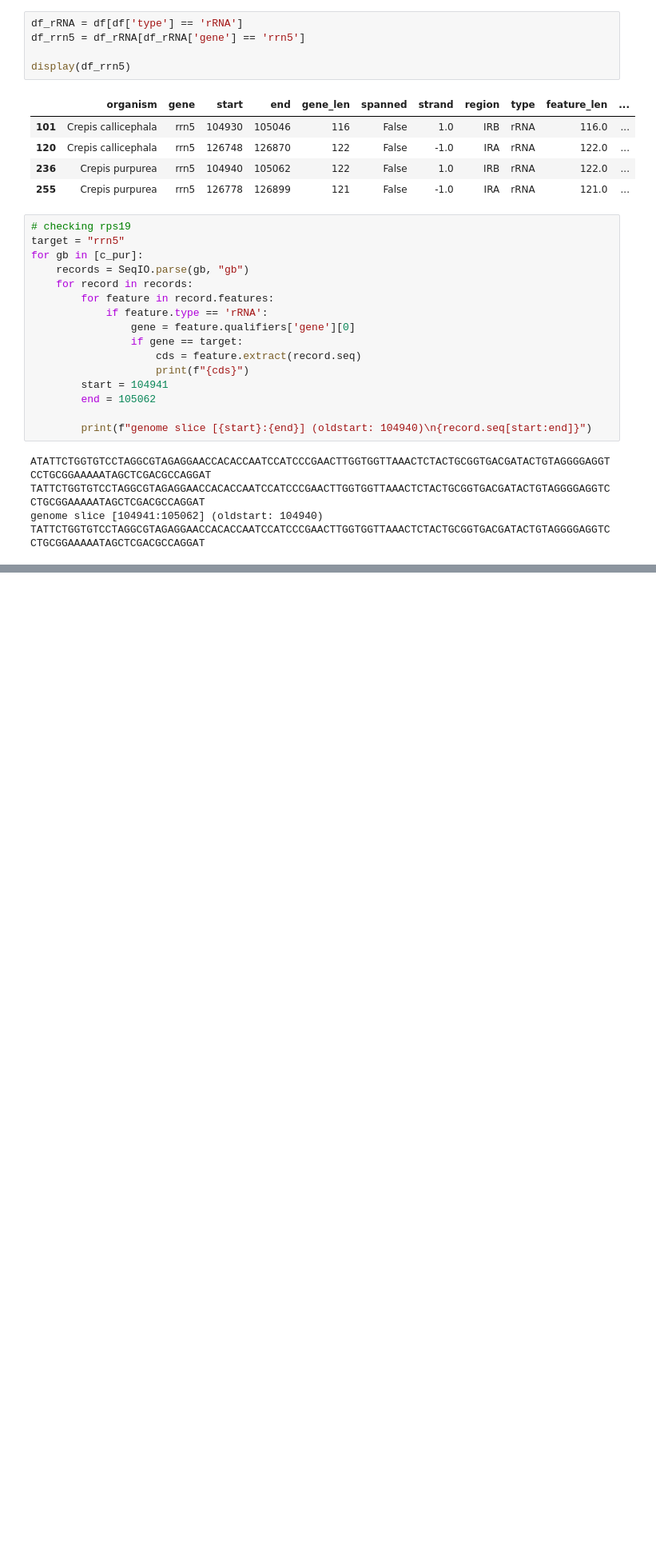
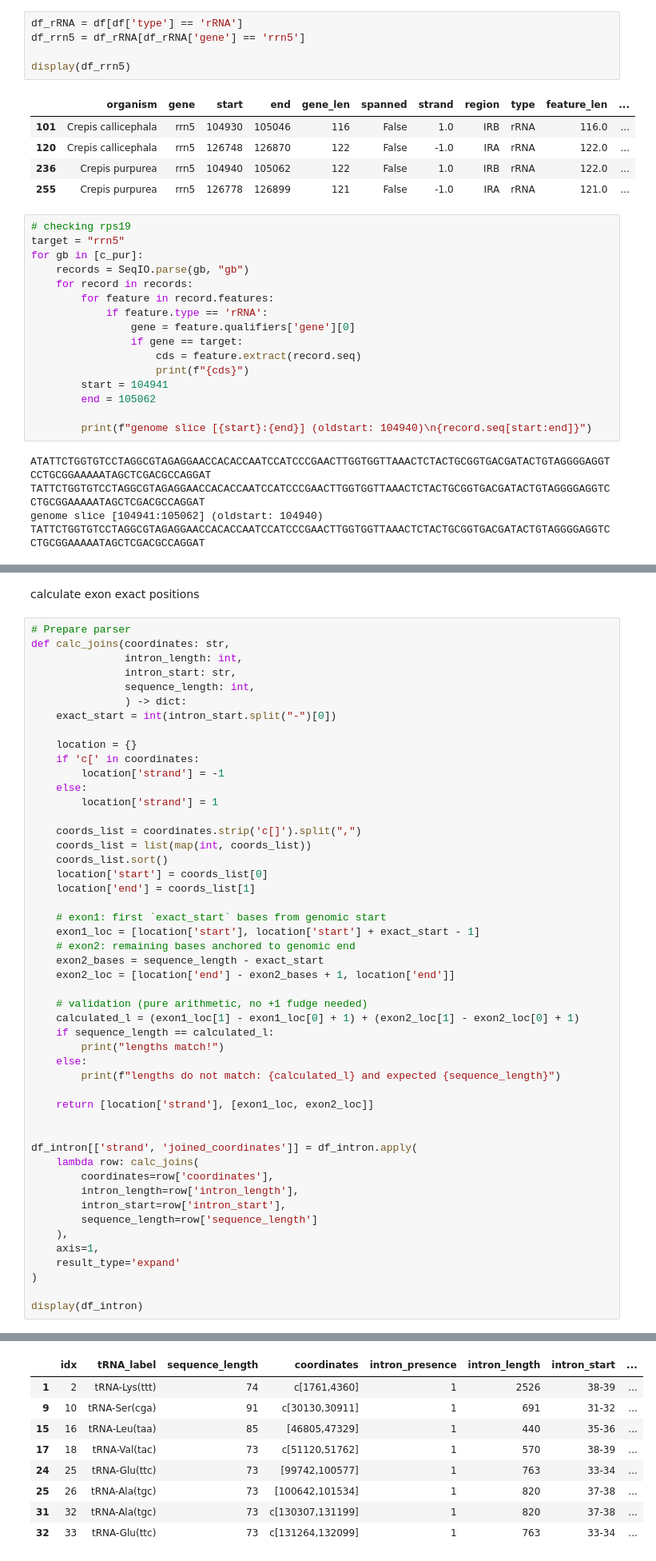
Before and after one commit to asan-emirsaleh/plastome_postprocessing, a Jupyter notebook: troubleshoot_cp.ipynb, the cells around one changed output, grey strips where cells are left out. Shown at 80% size. Drawn from its saved outputs; the diff is of its cells as text; blank space fills up the shorter version.

```diff
--- a/troubleshoot_cp.ipynb
+++ b/troubleshoot_cp.ipynb
@@ -849,0 +1089,52 @@ TATTCTGGTGTCCTAGGCGTAGAGGAACCACACCAATCCATCCCGAACTTGGTGGTTAAACTCTACTGCGGTGACGATAC
+# %% [markdown]
+calculate exon exact positions
+# %%
+# Prepare parser
+def calc_joins(coordinates: str,
+               intron_length: int,
+               intron_start: str,
+               sequence_length: int,
+               ) -> dict:
+    exact_start = int(intron_start.split("-")[0])
+
+    location = {}
+    if 'c[' in coordinates:
+        location['strand'] = -1
+    else:
+        location['strand'] = 1
+
+    coords_list = coordinates.strip('c[]').split(",")
+    coords_list = list(map(int, coords_list))
+    coords_list.sort()
+    location['start'] = coords_list[0]
+    location['end'] = coords_list[1]
+
+    # exon1: first `exact_start` bases from genomic start
+    exon1_loc = [location['start'], location['start'] + exact_start - 1]
+    # exon2: remaining bases anchored to genomic end
+    exon2_bases = sequence_length - exact_start
+    exon2_loc = [location['end'] - exon2_bases + 1, location['end']]
+
+    # validation (pure arithmetic, no +1 fudge needed)
+    calculated_l = (exon1_loc[1] - exon1_loc[0] + 1) + (exon2_loc[1] - exon2_loc[0] + 1)
+    if sequence_length == calculated_l:
+        print("lengths match!")
+    else:
+        print(f"lengths do not match: {calculated_l} and expected {sequence_length}")
+
+    return [location['strand'], [exon1_loc, exon2_loc]]
+
+
+df_intron[['strand', 'joined_coordinates']] = df_intron.apply(
+    lambda row: calc_joins(
+        coordinates=row['coordinates'],
+        intron_length=row['intron_length'],
+        intron_start=row['intron_start'],
+        sequence_length=row['sequence_length']
+    ),
+    axis=1,
+    result_type='expand'
+)
+
+display(df_intron)
+# %% [output]
@@ -849,0 +1149,9 @@ TATTCTGGTGTCCTAGGCGTAGAGGAACCACACCAATCCATCCCGAACTTGGTGGTTAAACTCTACTGCGGTGACGATAC
+|  | idx | tRNA_label | sequence_length | coordinates | intron_presence | intron_length | intron_start | ... |
+| 1 | 2 | tRNA-Lys(ttt) | 74 | c[1761,4360] | 1 | 2526 | 38-39 | ... |
+| 9 | 10 | tRNA-Ser(cga) | 91 | c[30130,30911] | 1 | 691 | 31-32 | ... |
+| 15 | 16 | tRNA-Leu(taa) | 85 | [46805,47329] | 1 | 440 | 35-36 | ... |
+| 17 | 18 | tRNA-Val(tac) | 73 | c[51120,51762] | 1 | 570 | 38-39 | ... |
+| 24 | 25 | tRNA-Glu(ttc) | 73 | [99742,100577] | 1 | 763 | 33-34 | ... |
+| 25 | 26 | tRNA-Ala(tgc) | 73 | [100642,101534] | 1 | 820 | 37-38 | ... |
+| 31 | 32 | tRNA-Ala(tgc) | 73 | c[130307,131199] | 1 | 820 | 37-38 | ... |
+| 32 | 33 | tRNA-Glu(ttc) | 73 | c[131264,132099] | 1 | 763 | 33-34 | ... |
```
Also changed, not shown: parts of 14 cells of this notebook, 3 other files.
